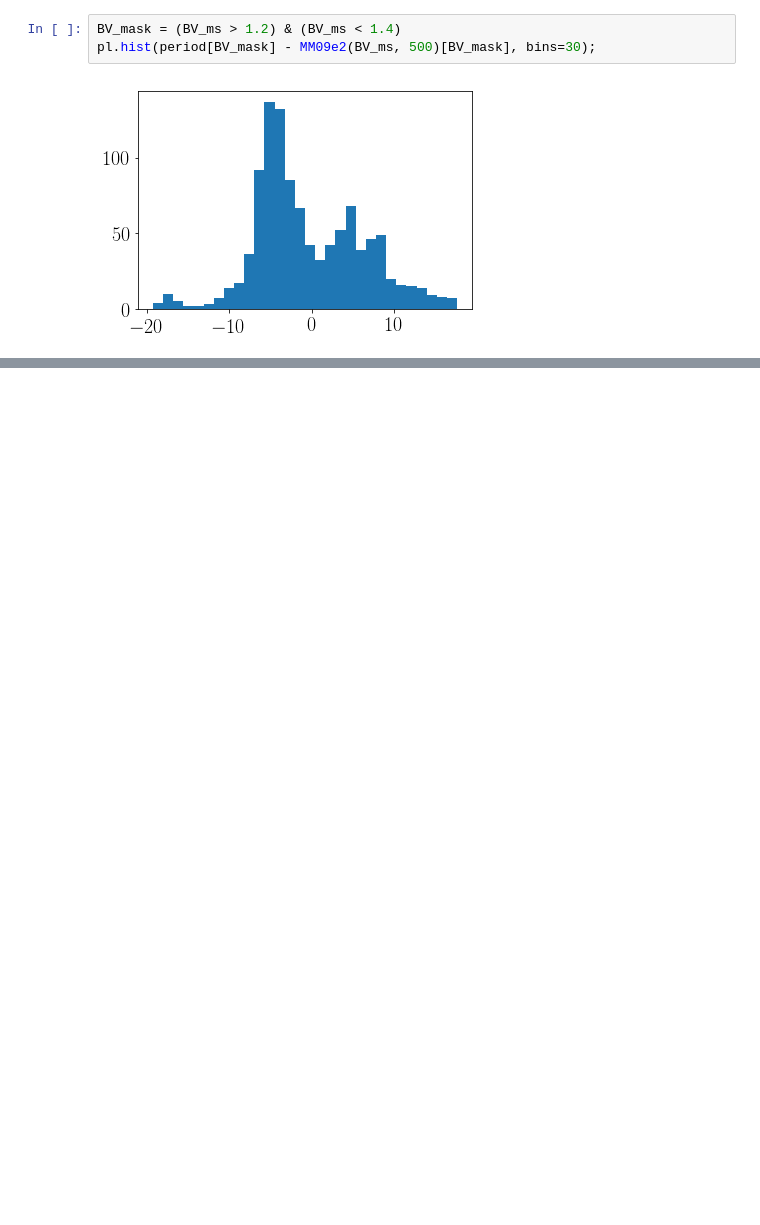
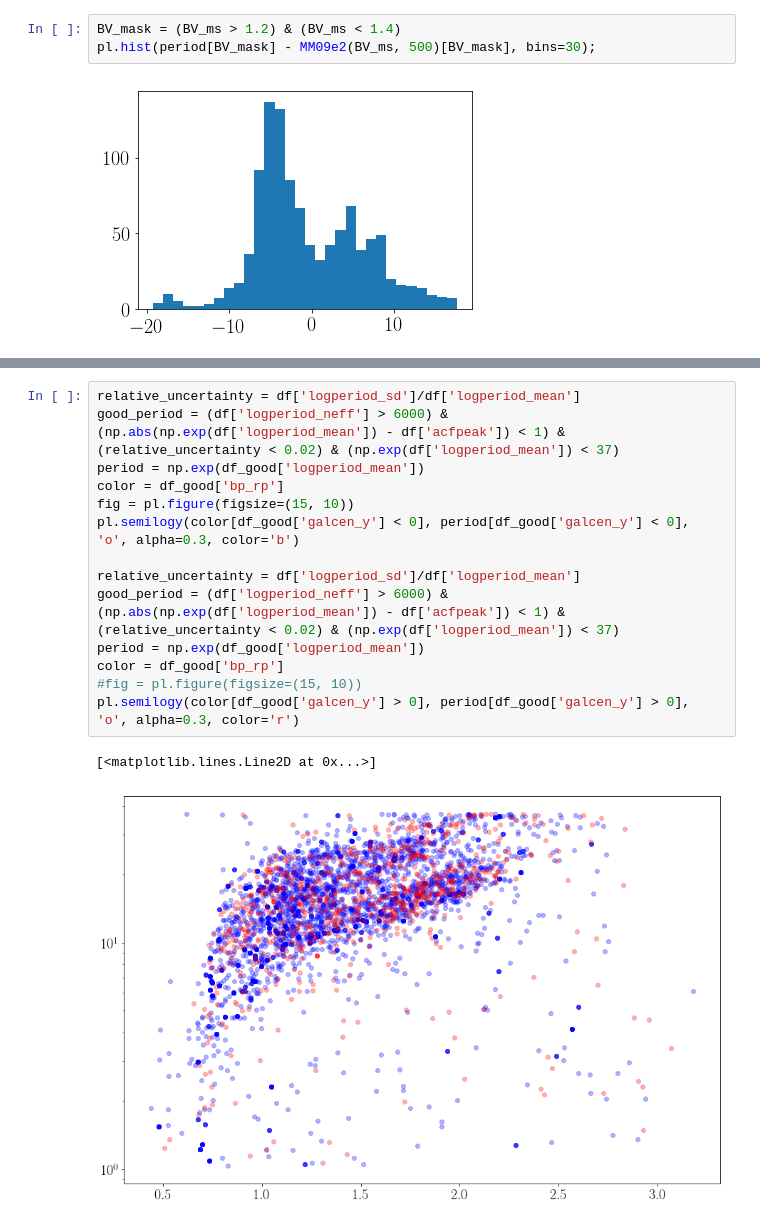
Before and after one commit to tagordon/k2rot, a Jupyter notebook: round/fixtable.ipynb, the cells around one changed output, grey strips where cells are left out. Drawn from its saved outputs; the diff is of its cells as text; blank space fills up the shorter version.

```diff
--- a/round/fixtable.ipynb
+++ b/round/fixtable.ipynb
@@ -193,0 +225,17 @@ pl.hist(period[BV_mask] - MM09e2(BV_ms, 500)[BV_mask], bins=30);
+# %%
+relative_uncertainty = df['logperiod_sd']/df['logperiod_mean']
+good_period = (df['logperiod_neff'] > 6000) & (np.abs(np.exp(df['logperiod_mean']) - df['acfpeak']) < 1) & (relative_uncertainty < 0.02) & (np.exp(df['logperiod_mean']) < 37)
+period = np.exp(df_good['logperiod_mean'])
+color = df_good['bp_rp']
+fig = pl.figure(figsize=(15, 10))
+pl.semilogy(color[df_good['galcen_y'] < 0], period[df_good['galcen_y'] < 0], 'o', alpha=0.3, color='b')
+
+relative_uncertainty = df['logperiod_sd']/df['logperiod_mean']
+good_period = (df['logperiod_neff'] > 6000) & (np.abs(np.exp(df['logperiod_mean']) - df['acfpeak']) < 1) & (relative_uncertainty < 0.02) & (np.exp(df['logperiod_mean']) < 37)
+period = np.exp(df_good['logperiod_mean'])
+color = df_good['bp_rp']
+#fig = pl.figure(figsize=(15, 10))
+pl.semilogy(color[df_good['galcen_y'] > 0], period[df_good['galcen_y'] > 0], 'o', alpha=0.3, color='r')
+# %% [output]
+[<matplotlib.lines.Line2D at 0x...>]
+[figure, added]
```
Also changed, not shown: parts of 6 cells of this notebook.
